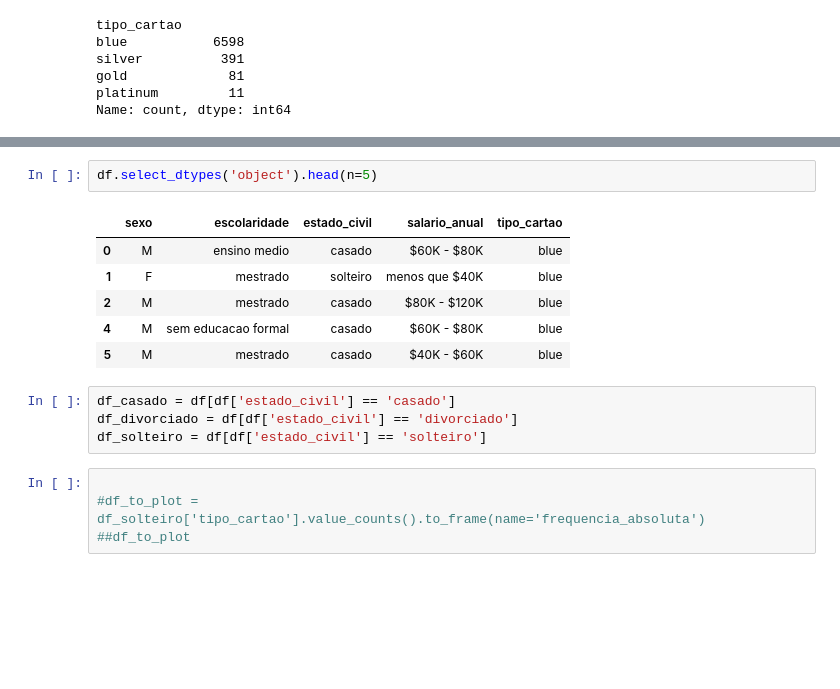
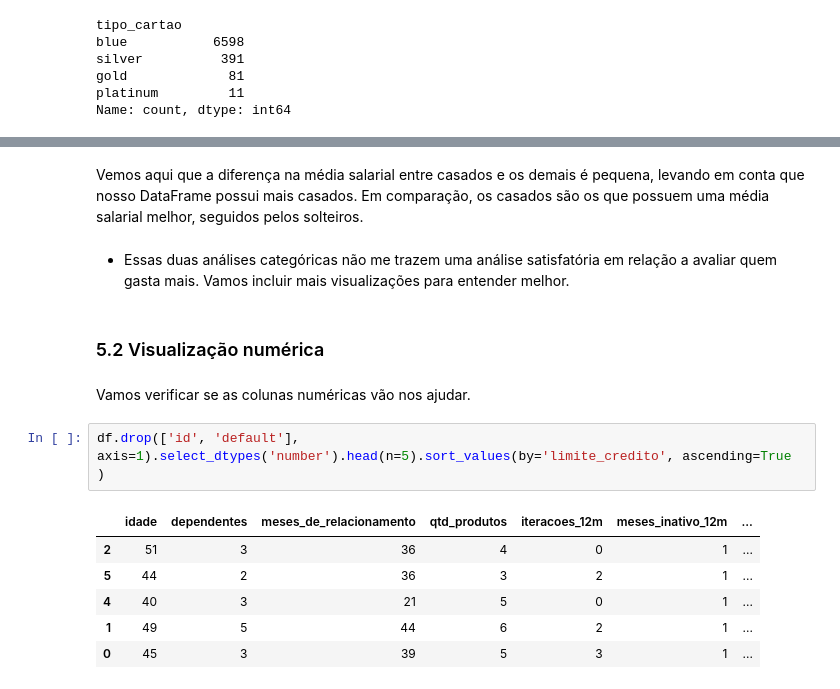
Before and after one commit to JhonGb26/Python_AnaliseDeDadosEBAC, a Jupyter notebook: Projeto_Final_Python.ipynb, the cells around one changed output, grey strips where cells are left out. Cells and saved outputs as stored; diff of their text form; blank space fills up the shorter version.

```diff
--- a/Projeto_Final_Python.ipynb
+++ b/Projeto_Final_Python.ipynb
@@ -272,17 +383,17 @@ Name: count, dtype: int64
+# %% [markdown]
+Vemos aqui que a diferença na média salarial entre casados e os demais é pequena, levando em conta que nosso DataFrame possui mais casados. Em comparação, os casados são os que possuem uma média salarial melhor, seguidos pelos solteiros.
+# %% [markdown]
+- Essas duas análises categóricas não me trazem uma análise satisfatória em relação a avaliar quem gasta mais. Vamos incluir mais visualizações para entender melhor.
+# %% [markdown]
+### 5.2 Visualização numérica
+# %% [markdown]
+Vamos verificar se as colunas numéricas vão nos ajudar.
 # %%
-df.select_dtypes('object').head(n=5)
+df.drop(['id', 'default'], axis=1).select_dtypes('number').head(n=5).sort_values(by='limite_credito', ascending=True	)
 # %% [output]
-|  | sexo | escolaridade | estado_civil | salario_anual | tipo_cartao |
-| 0 | M | ensino medio | casado | $60K - $80K | blue |
-| 1 | F | mestrado | solteiro | menos que $40K | blue |
-| 2 | M | mestrado | casado | $80K - $120K | blue |
-| 4 | M | sem educacao formal | casado | $60K - $80K | blue |
-| 5 | M | mestrado | casado | $40K - $60K | blue |
+|  | idade | dependentes | meses_de_relacionamento | qtd_produtos | iteracoes_12m | meses_inativo_12m | ... |
+| 2 | 51 | 3 | 36 | 4 | 0 | 1 | ... |
+| 5 | 44 | 2 | 36 | 3 | 2 | 1 | ... |
+| 4 | 40 | 3 | 21 | 5 | 0 | 1 | ... |
+| 1 | 49 | 5 | 44 | 6 | 2 | 1 | ... |
+| 0 | 45 | 3 | 39 | 5 | 3 | 1 | ... |
-# %%
-df_casado = df[df['estado_civil'] == 'casado']
-df_divorciado = df[df['estado_civil'] == 'divorciado']
-df_solteiro = df[df['estado_civil'] == 'solteiro']
-# %%
-
-#df_to_plot = df_solteiro['tipo_cartao'].value_counts().to_frame(name='frequencia_absoluta')
-##df_to_plot
```
Also changed, not shown: parts of 33 cells of this notebook.
